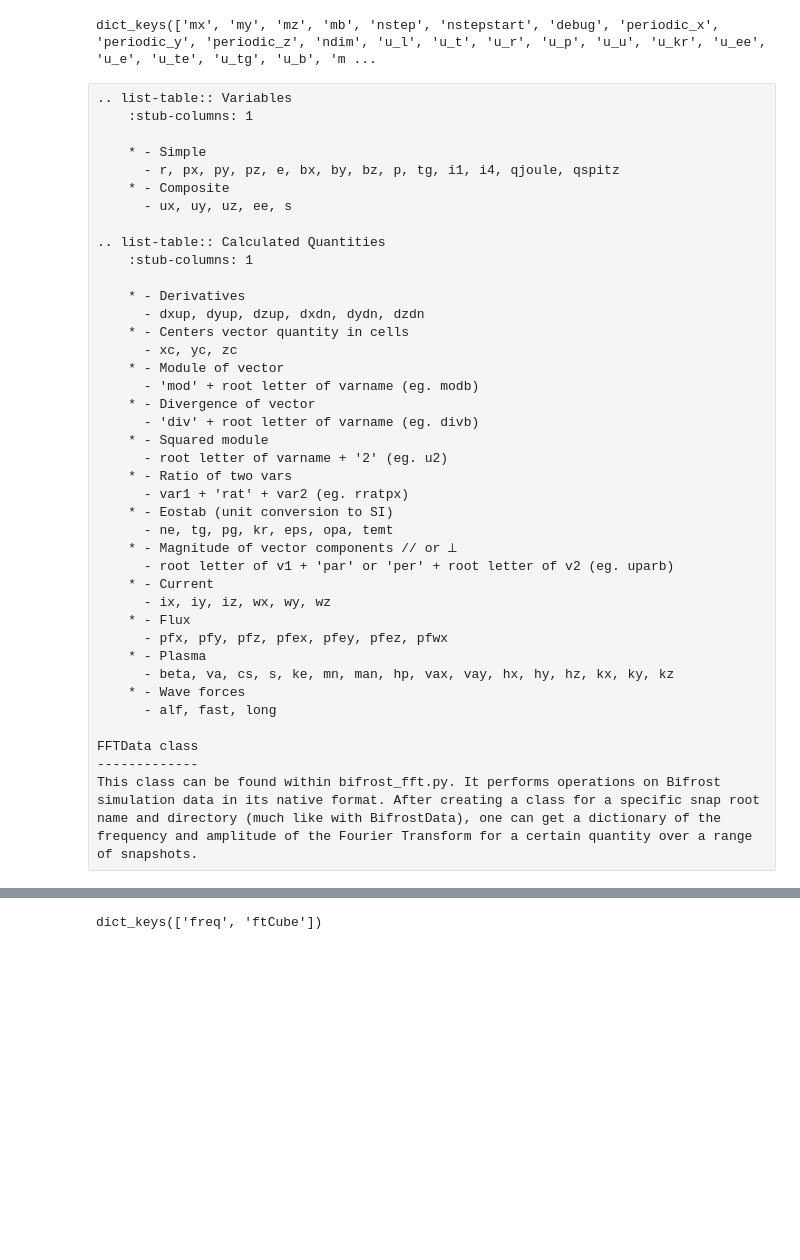
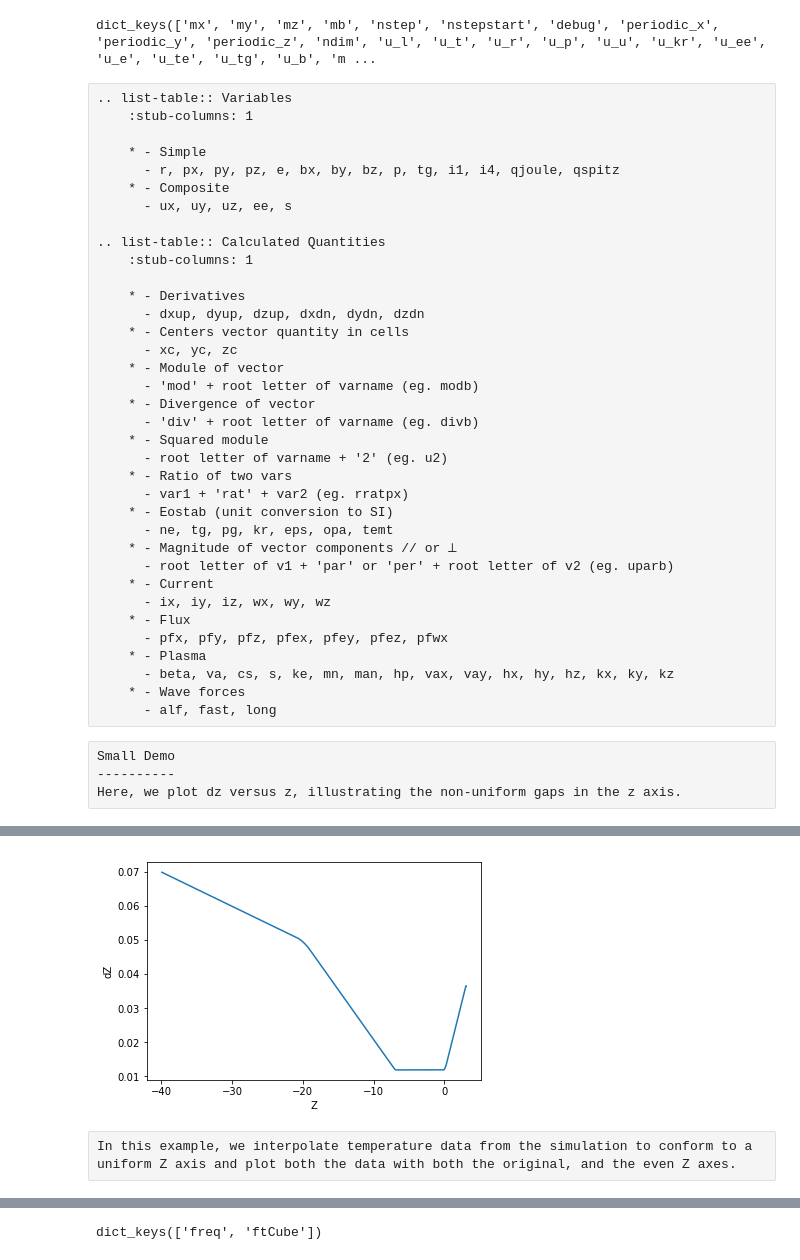
Before and after one commit to ITA-Solar/helita, a Jupyter notebook: doc/helita.ipynb, the cells around one changed output, grey strips where cells are left out. Drawn from its saved outputs; the diff is of its cells as text; code cells hidden in the pictures; blank space fills up the shorter version.

Commit message:
added small demo to helita page

```diff
--- a/doc/helita.ipynb
+++ b/doc/helita.ipynb
@@ -149,7 +149,38 @@ dict_keys(['mx', 'my', 'mz', 'mb', 'nstep', 'nstepstart', 'debug', 'periodic_x',
 	  - beta, va, cs, s, ke, mn, man, hp, vax, vay, hx, hy, hz, kx, ky, kz
 	* - Wave forces
 	  - alf, fast, long
-
-FFTData class
--------------
-This class can be found within bifrost_fft.py. It performs operations on Bifrost simulation data in its native format. After creating a class for a specific snap root name and directory (much like with BifrostData), one can get a dictionary of the frequency and amplitude of the Fourier Transform for a certain quantity over a range of snapshots.
+# %% [raw]
+Small Demo
+----------
+Here, we plot dz versus z, illustrating the non-uniform gaps in the z axis.
+# %%
+from helita.sim import bifrost as br
+import matplotlib.pyplot as plt
+import numpy as np
+
+rootname='l2d90x40r_it' #this is for the 2D case
+fdir='/net/opal/Volumes/Amnesia/mpi3drun/2Druns/genohm/rain/l2d90x40r'
+dd=br.BifrostData(rootname,fdir=fdir, verbose = False) #this loads the structure
+var=dd.get_var('r',305) #this reads the density (r) for the instant 305
+
+# gets the z coordinates of data points and makes an empty array of the same length for values of dz
+zArr = dd.z
+length = zArr.shape[0]
+dzArr = np.empty([length])
+
+# iterates through zArr and sets each entry in dzArr as the difference between the next and current values of z
+# for the final value of dzArr, sets it to be the same as the previous value of dzArr
+for i, val in enumerate(zArr):
+    if i < length - 1 :
+        dzArr[i] = zArr[i + 1] - val
+        i = i + 1
+
+    else :
+        dzArr[i] = dzArr[i - 1]
+
+# plots z vs dz and labels the axes
+plt.plot(zArr, dzArr)
+plt.xlabel('Z')
+plt.ylabel('dZ')
+plt.show()
+# %% [output]
@@ -155,0 +188,3 @@ This class can be found within bifrost_fft.py. It performs operations on Bifrost
+[figure, added]
+# %% [raw]
+In this example, we interpolate temperature data from the simulation to conform to a uniform Z axis and plot both the data with both the original, and the even Z axes.
```
Also changed, not shown: parts of 4 cells of this notebook, 20 other files.
